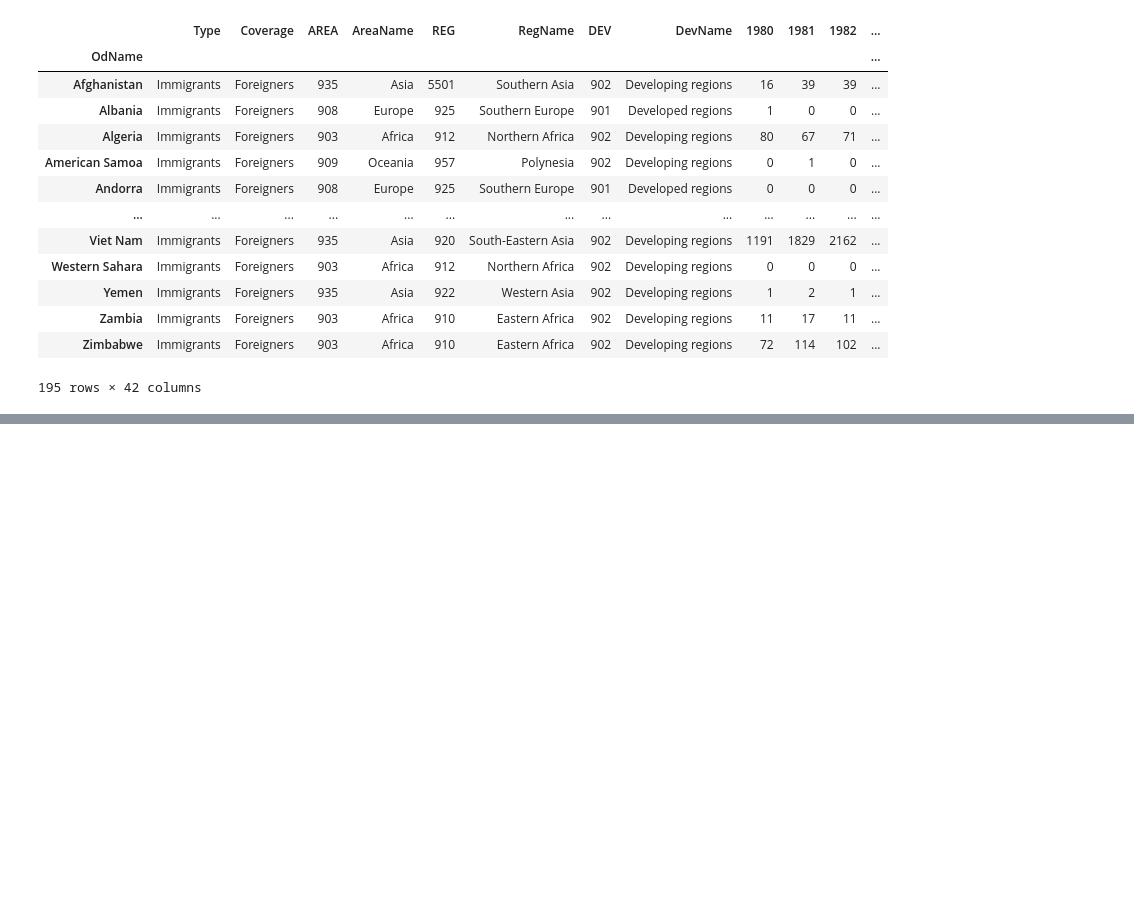
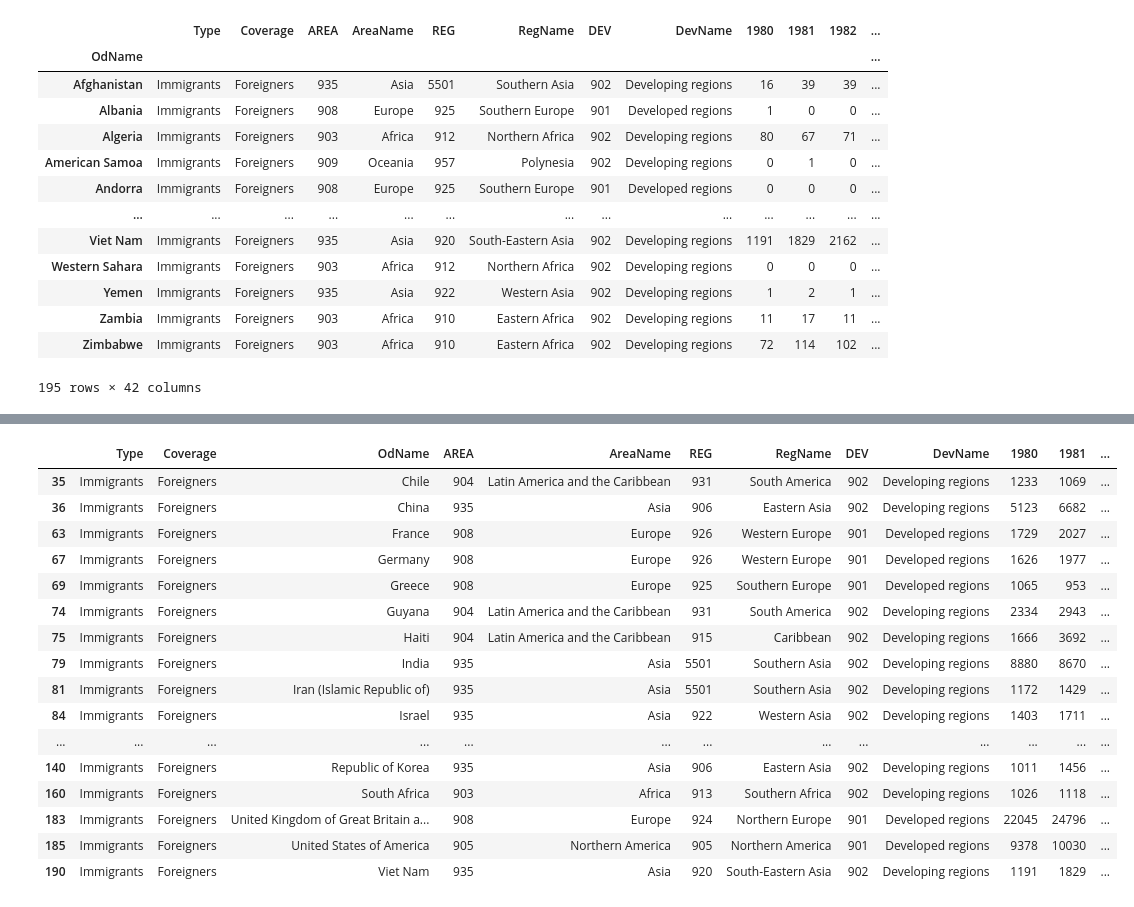
Before and after one commit to Utkash12/digipodium, a Jupyter notebook: data analysis/data_analysis_prac.ipynb, the cells around one changed output, grey strips where cells are left out. Drawn from its saved outputs; the diff is of its cells as text; code cells hidden in the pictures; blank space fills up the shorter version.

```diff
--- a/data analysis/data_analysis_prac.ipynb
+++ b/data analysis/data_analysis_prac.ipynb
@@ -424,0 +543,2 @@ canada['AREA'].head(5).sum(axis=0)
+# %%
+canada[1,1980]=0
@@ -424,0 +561,2 @@ canada['AREA'].head(5).sum(axis=0)
+# %%
+canada[2020]=np.random.randint(0,100)
@@ -424,0 +579,3 @@ canada['AREA'].head(5).sum(axis=0)
+# %%
+canada.loc[0,1980]=10
+canada.head()
@@ -424,0 +589,3 @@ canada['AREA'].head(5).sum(axis=0)
+# %%
+canada.loc[1,'OdName']='India'
+canada.head()
@@ -424,0 +694,20 @@ canada['AREA'].head(5).sum(axis=0)
+# %%
+canada.loc[canada[1980]>1000]
+# %% [output]
+|  | Type | Coverage | OdName | AREA | AreaName | REG | RegName | DEV | DevName | 1980 | 1981 | ... |
+| 35 | Immigrants | Foreigners | Chile | 904 | Latin America and the Caribbean | 931 | South America | 902 | Developing regions | 1233 | 1069 | ... |
+| 36 | Immigrants | Foreigners | China | 935 | Asia | 906 | Eastern Asia | 902 | Developing regions | 5123 | 6682 | ... |
+| 63 | Immigrants | Foreigners | France | 908 | Europe | 926 | Western Europe | 901 | Developed regions | 1729 | 2027 | ... |
+| 67 | Immigrants | Foreigners | Germany | 908 | Europe | 926 | Western Europe | 901 | Developed regions | 1626 | 1977 | ... |
+| 69 | Immigrants | Foreigners | Greece | 908 | Europe | 925 | Southern Europe | 901 | Developed regions | 1065 | 953 | ... |
+| 74 | Immigrants | Foreigners | Guyana | 904 | Latin America and the Caribbean | 931 | South America | 902 | Developing regions | 2334 | 2943 | ... |
+| 75 | Immigrants | Foreigners | Haiti | 904 | Latin America and the Caribbean | 915 | Caribbean | 902 | Developing regions | 1666 | 3692 | ... |
+| 79 | Immigrants | Foreigners | India | 935 | Asia | 5501 | Southern Asia | 902 | Developing regions | 8880 | 8670 | ... |
+| 81 | Immigrants | Foreigners | Iran (Islamic Republic of) | 935 | Asia | 5501 | Southern Asia | 902 | Developing regions | 1172 | 1429 | ... |
+| 84 | Immigrants | Foreigners | Israel | 935 | Asia | 922 | Western Asia | 902 | Developing regions | 1403 | 1711 | ... |
+| ... | ... | ... | ... | ... | ... | ... | ... | ... | ... | ... | ... | ... |
+| 140 | Immigrants | Foreigners | Republic of Korea | 935 | Asia | 906 | Eastern Asia | 902 | Developing regions | 1011 | 1456 | ... |
+| 160 | Immigrants | Foreigners | South Africa | 903 | Africa | 913 | Southern Africa | 902 | Developing regions | 1026 | 1118 | ... |
+| 183 | Immigrants | Foreigners | United Kingdom of Great Britain a... | 908 | Europe | 924 | Northern Europe | 901 | Developed regions | 22045 | 24796 | ... |
+| 185 | Immigrants | Foreigners | United States of America | 905 | Northern America | 905 | Northern America | 901 | Developed regions | 9378 | 10030 | ... |
+| 190 | Immigrants | Foreigners | Viet Nam | 935 | Asia | 920 | South-Eastern Asia | 902 | Developing regions | 1191 | 1829 | ... |
```
Also changed, not shown: parts of 36 cells of this notebook, 1 other file.
